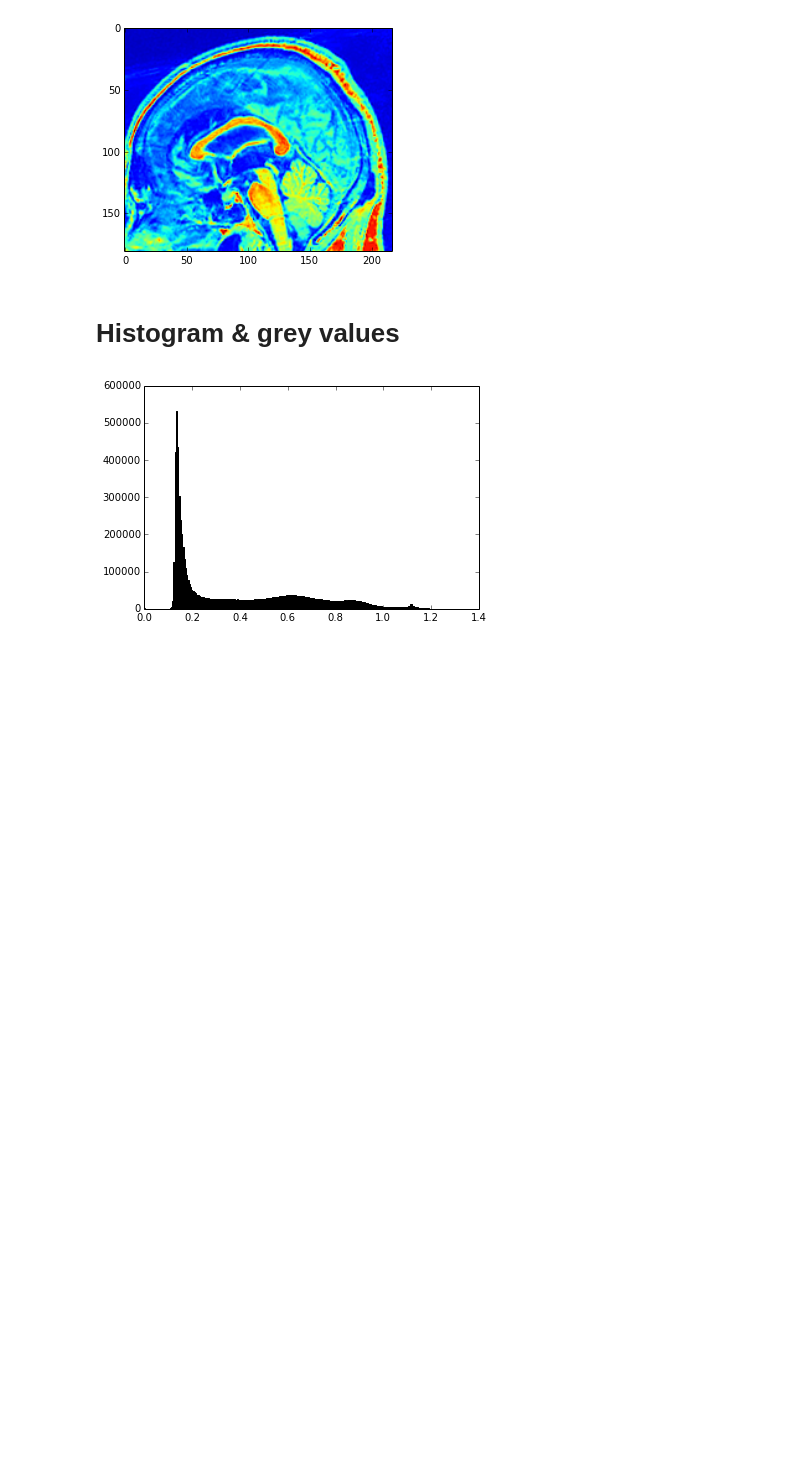
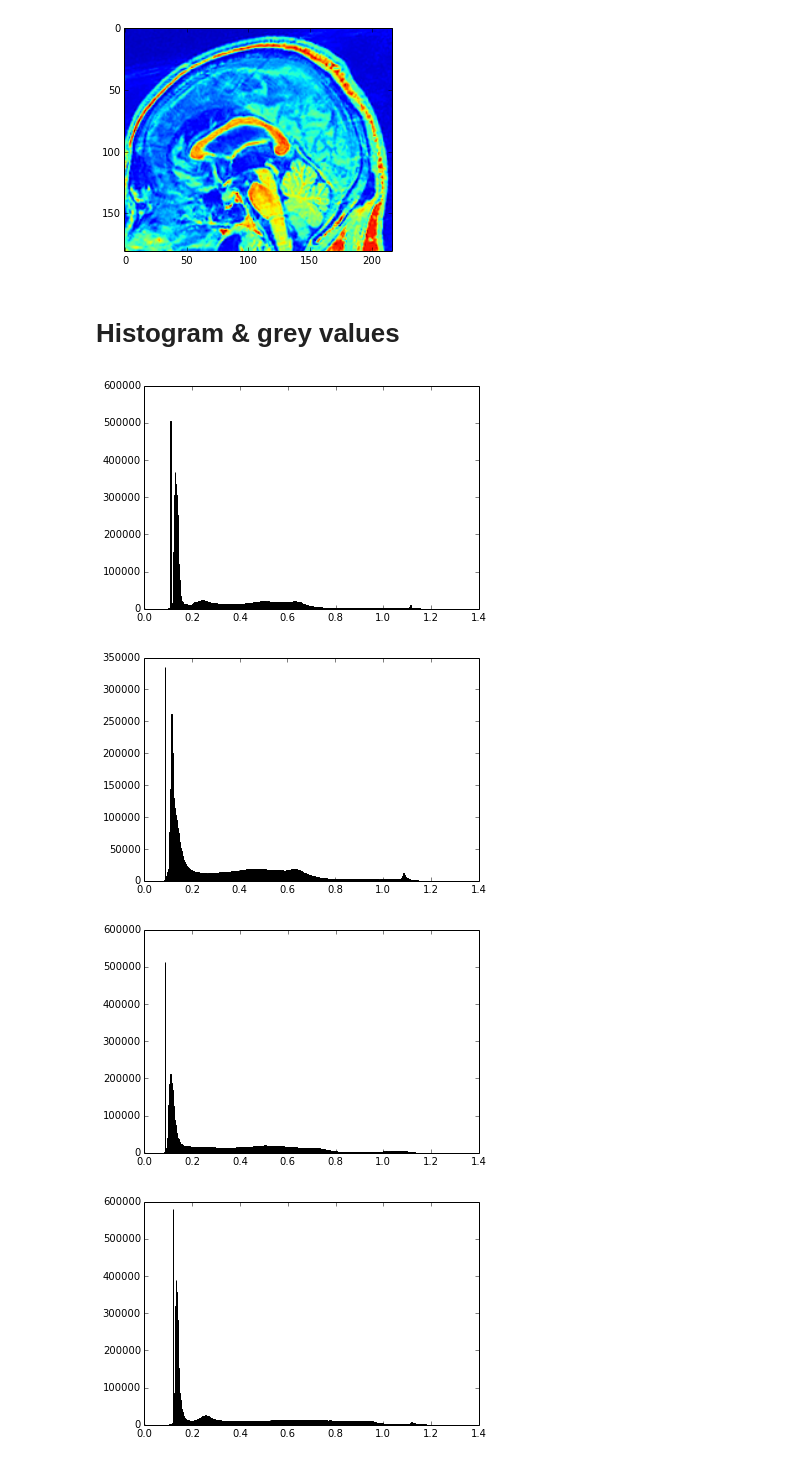
Before and after one commit to marioviti/Med_Imaging, a Jupyter notebook: imaging/3d sampling.ipynb, the cells around one changed output. Saved outputs shown, nothing was run; the diff lists cells and outputs as text; code cells hidden in the pictures; blank space fills up the shorter version.

```diff
--- a/imaging/3d sampling.ipynb
+++ b/imaging/3d sampling.ipynb
@@ -60,9 +60,12 @@ plt.imshow(img_data[:,:,int(img_data.shape[2]/2)])
 # %% [markdown]
 # Histogram & grey values
 # %%
-imgs_data = np.array(nio.loadNii(utils.joinpath(nii_dir,'AD-1.nii')))
-
-plt.hist(imgs_data.ravel(), bins=256, range=(np.min(imgs_data), np.max(imgs_data)), fc='k', ec='k')
-plt.show()
+for img_name in utils.getdirlist(nii_dir,extensions):
+    images_data = np.array(nio.loadNii(utils.joinpath(nii_dir,img_name)))
+    plt.hist(images_data.ravel(), bins=512, range=(np.min(images_data), np.max(images_data)), fc='k', ec='k')
+    plt.show()
 # %% [output]
-[figure, old version]
+[figure, new version]
+[figure, added]
+[figure, added]
+[figure, added]
```
Also changed, not shown: parts of 2 cells of this notebook, 1 other file.
